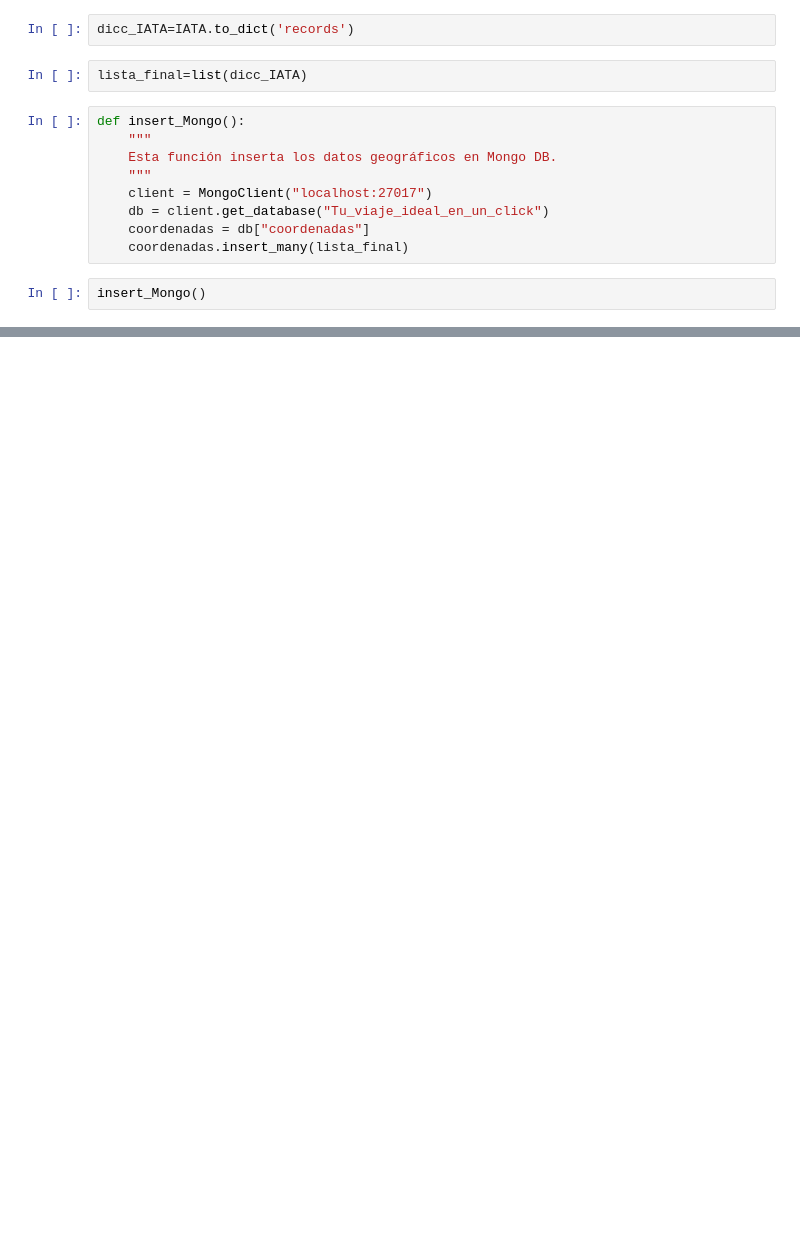
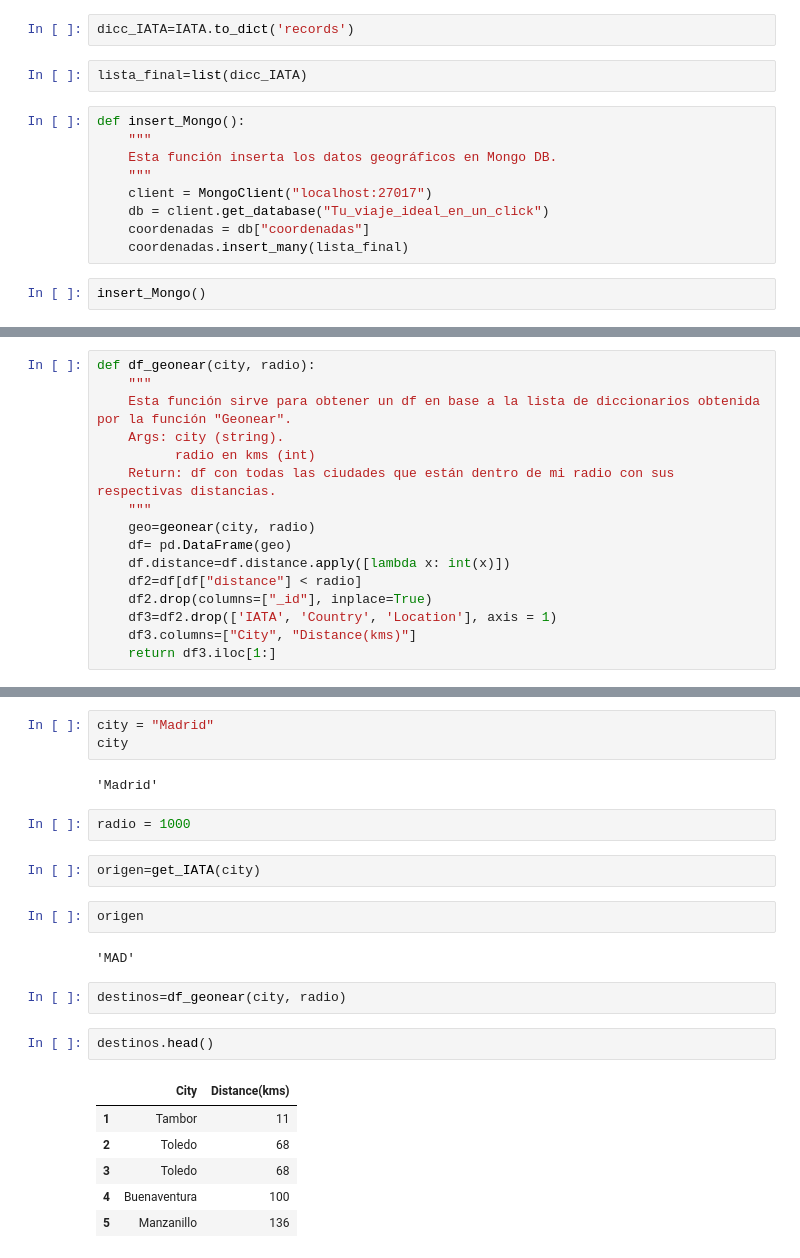
Before and after one commit to Lydia-Arocena/FINAL_PROJECT-Tu_viaje_en_un_click, a Jupyter notebook: Notebooks/MONGO_coord_IATA.ipynb, the cells around one changed output, grey strips where cells are left out. Drawn from its saved outputs; the diff is of its cells as text; blank space fills up the shorter version.

```diff
--- a/Notebooks/MONGO_coord_IATA.ipynb
+++ b/Notebooks/MONGO_coord_IATA.ipynb
@@ -124,0 +159,16 @@ insert_Mongo()
+# %%
+def df_geonear(city, radio):
+    """
+    Esta función sirve para obtener un df en base a la lista de diccionarios obtenida por la función "Geonear".
+    Args: city (string).
+          radio en kms (int)
+    Return: df con todas las ciudades que están dentro de mi radio con sus respectivas distancias.
+    """
+    geo=geonear(city, radio)
+    df= pd.DataFrame(geo)
+    df.distance=df.distance.apply([lambda x: int(x)])
+    df2=df[df["distance"] < radio]
+    df2.drop(columns=["_id"], inplace=True)
+    df3=df2.drop(['IATA', 'Country', 'Location'], axis = 1)
+    df3.columns=["City", "Distance(kms)"]
+    return df3.iloc[1:]
@@ -124,0 +242,24 @@ insert_Mongo()
+# %%
+city = "Madrid"
+city
+# %% [output]
+'Madrid'
+# %%
+radio = 1000
+# %%
+origen=get_IATA(city)
+# %%
+origen
+# %% [output]
+'MAD'
+# %%
+destinos=df_geonear(city, radio)
+# %%
+destinos.head()
+# %% [output]
+|  | City | Distance(kms) |
+| 1 | Tambor | 11 |
+| 2 | Toledo | 68 |
+| 3 | Toledo | 68 |
+| 4 | Buenaventura | 100 |
+| 5 | Manzanillo | 136 |
```
Also changed, not shown: parts of 37 cells of this notebook, 3 other files.
